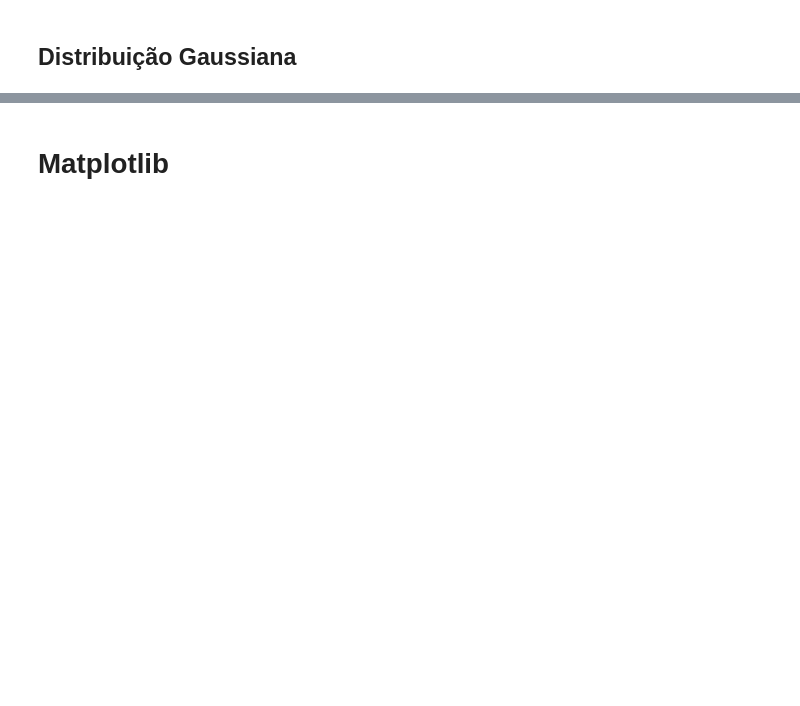
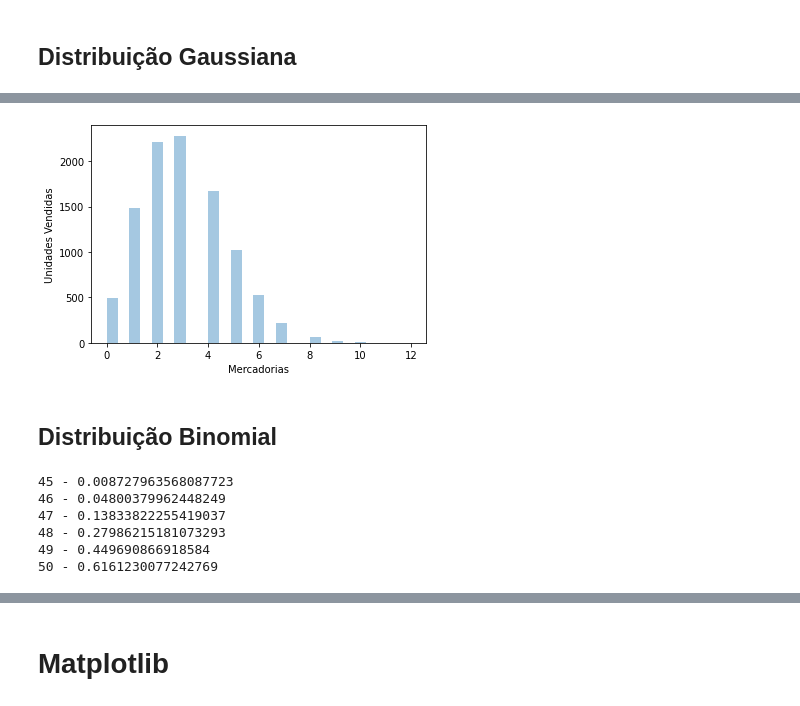
Before and after one commit to fernandoans/machinelearning, a Jupyter notebook: conceitos/Basico.ipynb, the cells around one changed output, grey strips where cells are left out. Drawn from its saved outputs; the diff is of its cells as text; code cells hidden in the pictures; blank space fills up the shorter version.

```diff
--- a/conceitos/Basico.ipynb
+++ b/conceitos/Basico.ipynb
@@ -75,0 +87,9 @@ print('Moda:', stats.mode(data))
+# %%
+# Cauda Longa
+ax = sns.distplot(np.random.poisson(lam=3, size=10000), bins=27, kde=False)
+ax.set(xlabel='Mercadorias', ylabel='Unidades Vendidas')
+plt.show()
+# %% [output]
+[figure, added]
+# %% [markdown]
+## Distribuição Binomial
@@ -75,0 +115,13 @@ print('Moda:', stats.mode(data))
+# %%
+#alternative : {‘two-sided’, ‘greater’, ‘less’},
+from scipy.stats import binom_test
+
+for i in range(45, 51):
+    print(i, "-", binom_test(x=45, n=i, p=0.9, alternative= 'greater'))
+# %% [output]
+45 - 0.008727963568087723
+46 - 0.04800379962448249
+47 - 0.13833822255419037
+48 - 0.27986215181073293
+49 - 0.449690866918584
+50 - 0.6161230077242769
```
Also changed, not shown: parts of 23 cells of this notebook, 8 other files.
